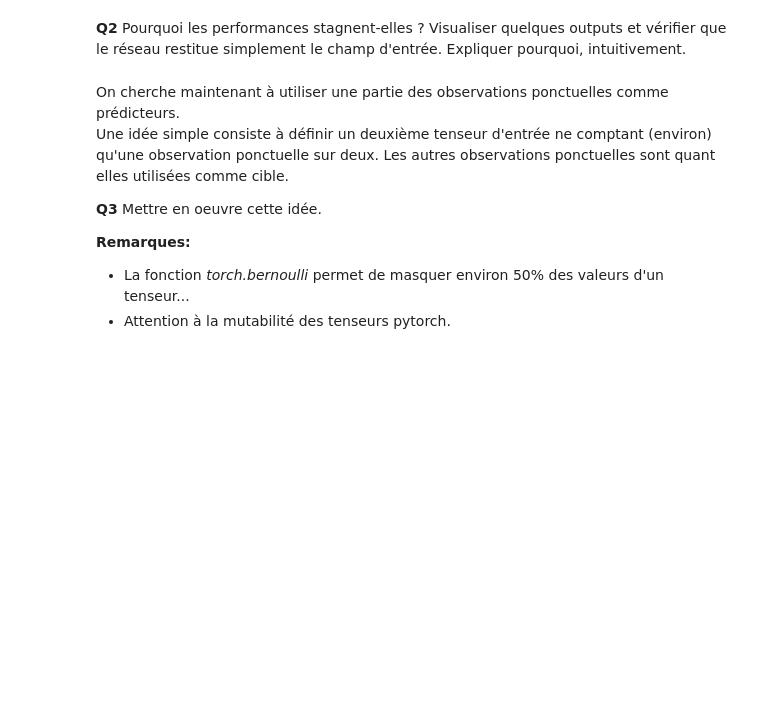
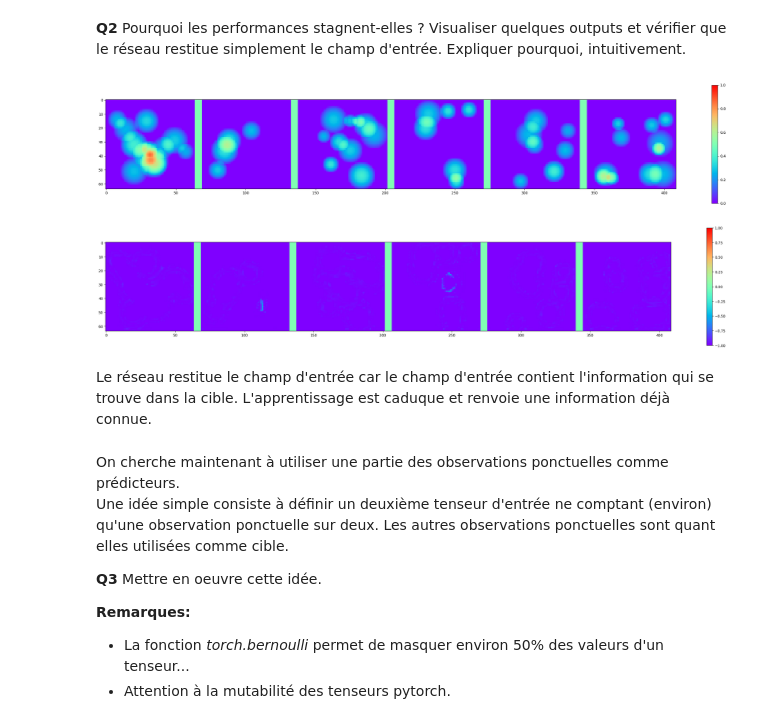
Before and after one commit to jramassa/ml-student, a Jupyter notebook: BE_session1_probleme1.ipynb, the cells around one changed output. Saved outputs shown, nothing was run; the diff lists cells and outputs as text; code cells hidden in the pictures; blank space fills up the shorter version.

```diff
--- a/BE_session1_probleme1.ipynb
+++ b/BE_session1_probleme1.ipynb
@@ -399,3 +582,23 @@ input,  target, fulltarget  = gen2(6, p)
+# %%
+fcn.eval()
+input,  target, fulltarget  = gen2(6, p)
+
+fig0 = plt.figure(0, figsize=(36, 6))
+voir_batch2D(input, 6, fig0, k=0, min_scale=0,max_scale=1)
+
+input = input.cuda()
+
+output = fcn(input)
+
+output = output.cpu().detach()
+
+fig1 = plt.figure(1, figsize=(36, 6))
+voir_batch2D(output, 6, fig1, k=0, min_scale=-1,max_scale=1)
+# %% [output]
+[figure, added]
+[figure, added]
+# %% [markdown]
+Le réseau restitue le champ d'entrée car le champ d'entrée contient l'information qui se trouve dans la cible. L'apprentissage est caduque et renvoie une information déjà connue.
 # %% [markdown]
 On cherche maintenant à utiliser une partie des observations ponctuelles comme prédicteurs.\
 Une idée simple consiste à définir un deuxième tenseur d'entrée ne comptant (environ) qu'une observation ponctuelle sur deux. Les autres observations ponctuelles sont quant elles utilisées comme cible.
```
Also changed, not shown: parts of 17 cells of this notebook.
